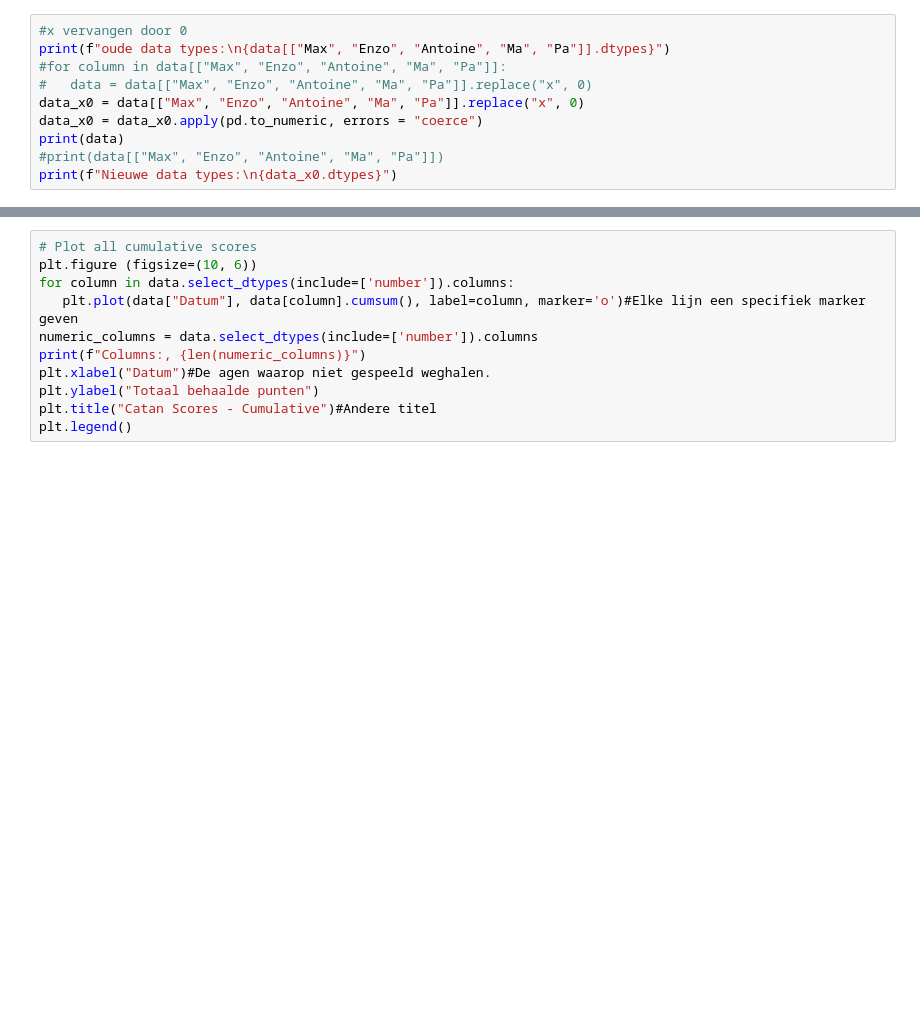
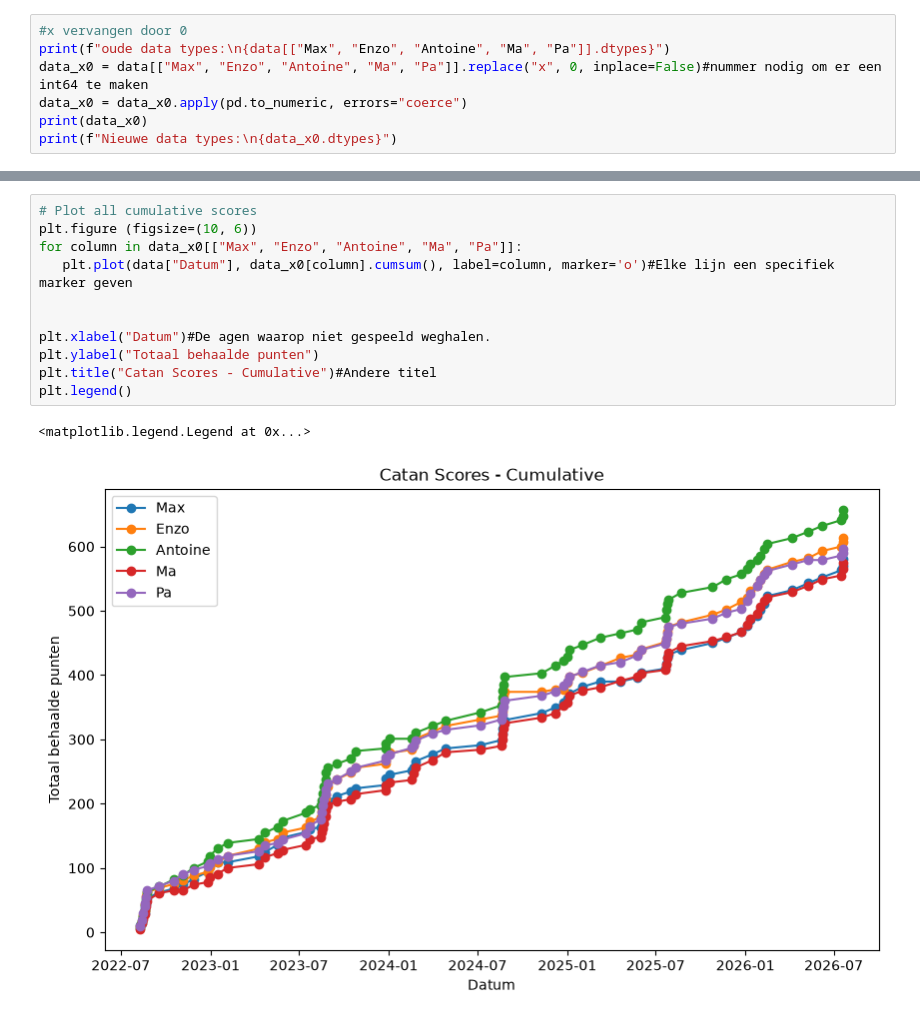
Before and after one commit to BroederZ/WebsiteCatan, a Jupyter notebook: Data/Test_Code.ipynb, the cells around one changed output, grey strips where cells are left out. Saved outputs shown, nothing was run; the diff lists cells and outputs as text; blank space fills up the shorter version.

```diff
--- a/Data/Test_Code.ipynb
+++ b/Data/Test_Code.ipynb
@@ -43,10 +95,7 @@ else:
 # %%
 #x vervangen door 0
 print(f"oude data types:\n{data[["Max", "Enzo", "Antoine", "Ma", "Pa"]].dtypes}")
-#for column in data[["Max", "Enzo", "Antoine", "Ma", "Pa"]]:
-#   data = data[["Max", "Enzo", "Antoine", "Ma", "Pa"]].replace("x", 0)
-data_x0 = data[["Max", "Enzo", "Antoine", "Ma", "Pa"]].replace("x", 0)
-data_x0 = data_x0.apply(pd.to_numeric, errors = "coerce")
-print(data)
-#print(data[["Max", "Enzo", "Antoine", "Ma", "Pa"]])
+data_x0 = data[["Max", "Enzo", "Antoine", "Ma", "Pa"]].replace("x", 0, inplace=False)#nummer nodig om er een int64 te maken
+data_x0 = data_x0.apply(pd.to_numeric, errors="coerce")
+print(data_x0)
 print(f"Nieuwe data types:\n{data_x0.dtypes}")
@@ -53,13 +120,16 @@ print(f"Nieuwe data types:\n{data_x0.dtypes}")
 # %%
 # Plot all cumulative scores
 plt.figure (figsize=(10, 6))
-for column in data.select_dtypes(include=['number']).columns:
-   plt.plot(data["Datum"], data[column].cumsum(), label=column, marker='o')#Elke lijn een specifiek marker geven
-numeric_columns = data.select_dtypes(include=['number']).columns
-print(f"Columns:, {len(numeric_columns)}")
+for column in data_x0[["Max", "Enzo", "Antoine", "Ma", "Pa"]]:
+   plt.plot(data["Datum"], data_x0[column].cumsum(), label=column, marker='o')#Elke lijn een specifiek marker geven
+
+
 plt.xlabel("Datum")#De agen waarop niet gespeeld weghalen.
 plt.ylabel("Totaal behaalde punten")
 plt.title("Catan Scores - Cumulative")#Andere titel
 plt.legend()
+# %% [output]
+<matplotlib.legend.Legend at 0x...>
+[figure, added]
 # %%
 #save naar de Graphs map in de Data map
```
Also changed, not shown: parts of 8 cells of this notebook, 5 other files.
